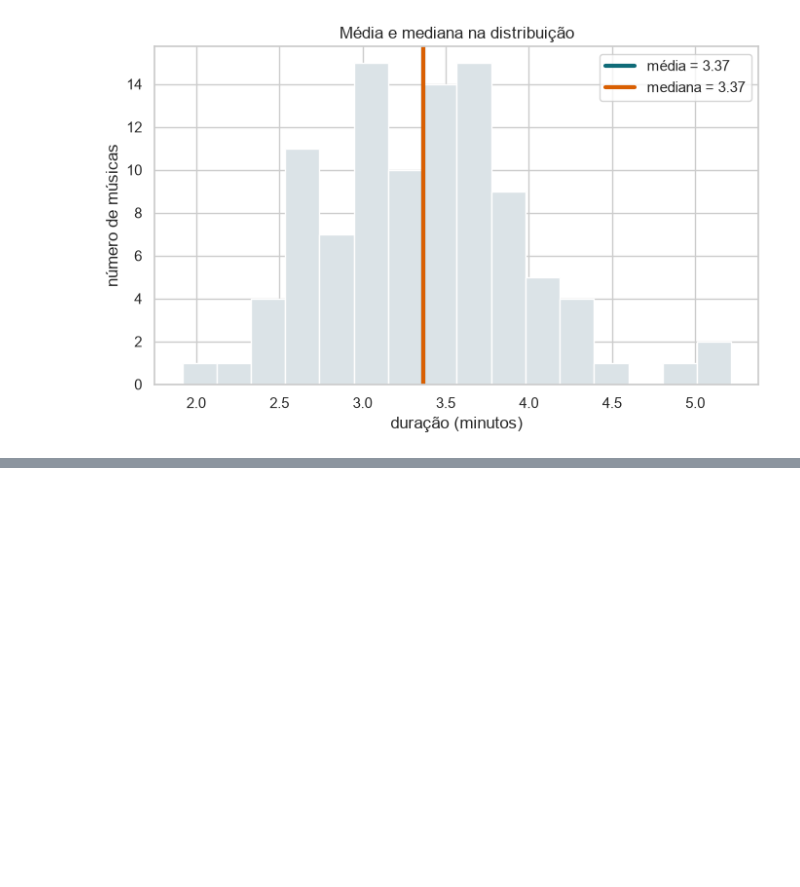
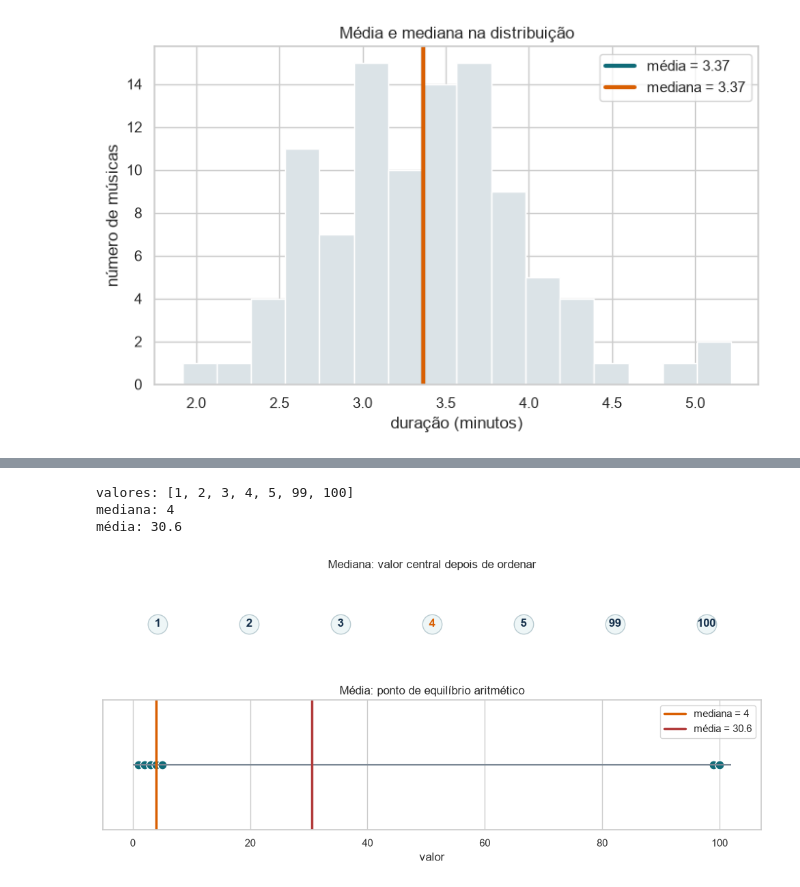
Before and after one commit to heitorramos/icd, a Jupyter notebook: exemplos/06-tendencias-centrais/notebook.ipynb, the cells around one changed output, grey strips where cells are left out. Saved outputs shown, nothing was run; the diff lists cells and outputs as text; code cells hidden in the pictures; blank space fills up the shorter version.

```diff
--- a/exemplos/06-tendencias-centrais/notebook.ipynb
+++ b/exemplos/06-tendencias-centrais/notebook.ipynb
@@ -370,0 +263,38 @@ Ao resumir uma distribuição, evite começar pela fórmula. Comece pela pergunt
+# %%
+valores = np.array([1, 2, 3, 4, 5, 99, 100], dtype=float)
+media = valores.mean()
+mediana = np.median(valores)
+
+print(f"valores: {valores.astype(int).tolist()}")
+print(f"mediana: {mediana:.0f}")
+print(f"média: {media:.1f}")
+# %% [output]
+valores: [1, 2, 3, 4, 5, 99, 100]
+mediana: 4
+média: 30.6
+# %%
+fig, axes = plt.subplots(2, 1, figsize=(10, 4.8), height_ratios=[1, 1.3])
+
+ax = axes[0]
+ax.set_title("Mediana: valor central depois de ordenar")
+ax.scatter(range(len(valores)), np.zeros_like(valores), s=420, color="#eef6f7", edgecolor="#b9cbd1")
+for i, valor in enumerate(valores):
+    color = "#d95f02" if valor == mediana else "#17324d"
+    ax.text(i, 0, f"{valor:.0f}", ha="center", va="center", color=color, fontweight="bold")
+ax.set_xlim(-0.6, len(valores) - 0.4)
+ax.set_ylim(-0.5, 0.5)
+ax.axis("off")
+
+ax = axes[1]
+ax.set_title("Média: ponto de equilíbrio aritmético")
+ax.hlines(0, 0, 102, color="#7a8794")
+ax.scatter(valores, np.zeros_like(valores), s=90, color="#0f6b78", edgecolor="white")
+ax.axvline(mediana, color="#d95f02", linewidth=2.5, label=f"mediana = {mediana:.0f}")
+ax.axvline(media, color="#b23b3b", linewidth=2.5, label=f"média = {media:.1f}")
+ax.set_xlabel("valor")
+ax.set_yticks([])
+ax.legend()
+plt.tight_layout()
+plt.show()
+# %% [output]
+[figure, added]
```
Also changed, not shown: parts of 71 cells of this notebook, 15 other files.
